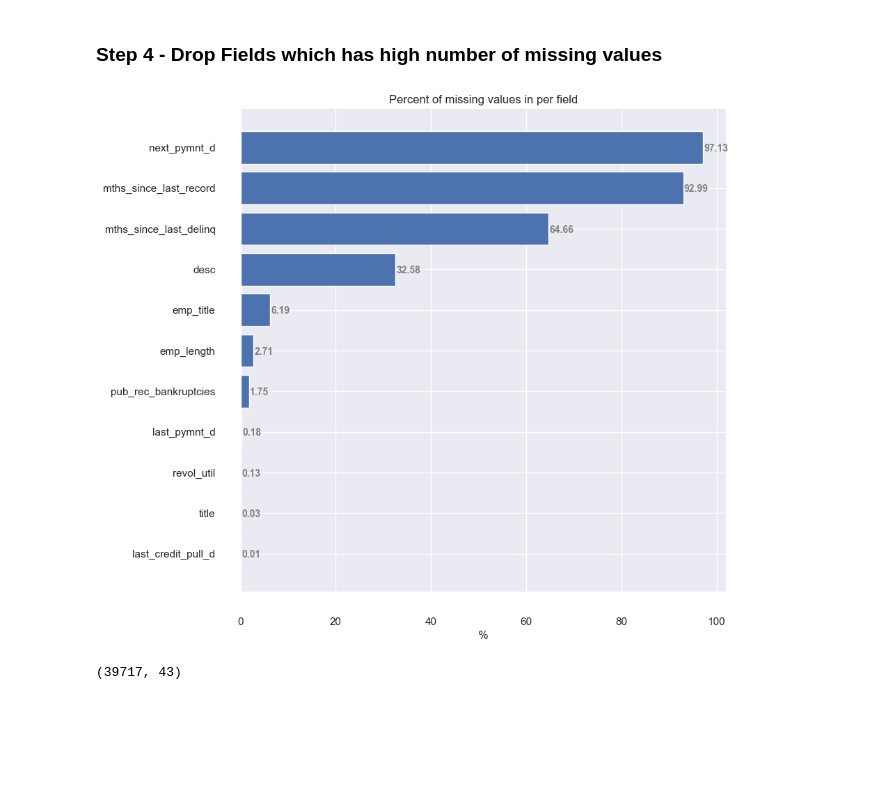
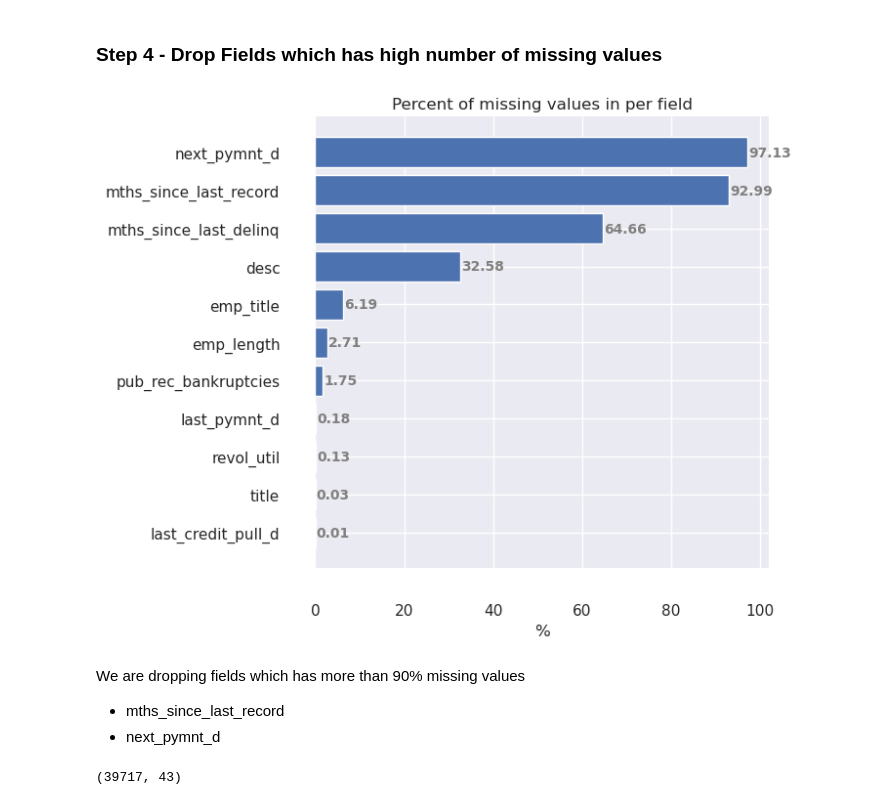
Before and after one commit to irish-luong/LandingClubCaseStudy, a Jupyter notebook: Dnyaneshwari_DucLuong_lending_club_case_study.ipynb, the cells around one changed output. Drawn from its saved outputs; the diff is of its cells as text; code cells hidden in the pictures; blank space fills up the shorter version.

```diff
--- a/Dnyaneshwari_DucLuong_lending_club_case_study.ipynb
+++ b/Dnyaneshwari_DucLuong_lending_club_case_study.ipynb
@@ -62,7 +47,7 @@ constant_df = constant_df.rename(columns={'index': 'field'}).sort_values(by='uni
 constant_df = constant_df[constant_df['unique_value'] == 1]
 
 # Figure Size
-fig, ax = plt.subplots(figsize =(9, 24))
+fig, ax = plt.subplots(figsize =(9, 5))
 
 # Horizontal Bar Plot
 ax.barh(constant_df["field"], constant_df["unique_value"])
@@ -76,7 +61,7 @@ ax.xaxis.set_ticks_position('none')
 ax.yaxis.set_ticks_position('none')
 
 # Set title
-ax.set_title('Number of Unique Value In Per Field')
+ax.set_title('Single Valued Fields')
 ax.set_xlabel('count')
 
 # Add padding between axes and labels
@@ -126,7 +111,7 @@ missing_df = missing_df.sort_values(by="percent_missing", ascending=False)
 
 missing_df = missing_df[missing_df['percent_missing'] > 0]
 # Figure Size
-fig, ax = plt.subplots(figsize =(9, 9))
+fig, ax = plt.subplots(figsize =(6, 6))
 
 # Horizontal Bar Plot
 ax.barh(missing_df["field"], missing_df["percent_missing"])
@@ -134,34 +119,38 @@ ax.barh(missing_df["field"], missing_df["percent_missing"])
 # Remove axes splines
 for s in ['top', 'bottom', 'left', 'right']:
     ax.spines[s].set_visible(False)
 
 # Remove x, y Ticks
 ax.xaxis.set_ticks_position('none')
 ax.yaxis.set_ticks_position('none')
 
 # Set title
 ax.set_title('Percent of missing values in per field')
 ax.set_xlabel('%')
 
 
 # Add padding between axes and labels
 ax.xaxis.set_tick_params(pad = 20)
 ax.yaxis.set_tick_params(pad = 20)
 
 # Show top values
 ax.invert_yaxis()
 
 # Add annotation to bars
 for i in ax.patches:
     plt.text(i.get_width()+0.2, i.get_y()+0.5,
              str(round((i.get_width()), 2)),
              fontsize = 10, fontweight ='bold',
              color ='grey')
 
 
 plt.show()
 # %% [output]
-[figure, old version]
+[figure, new version]
+# %% [markdown]
+We are dropping fields which has more than 90% missing values
+- mths_since_last_record
+- next_pymnt_d
 # %%
 high_missing_fields = df3.columns[round(df3.isna().sum()*100/len(df2), 0) > 90]
 df4 = df3.drop(columns=high_missing_fields)
```
Also changed, not shown: parts of 23 cells of this notebook.
